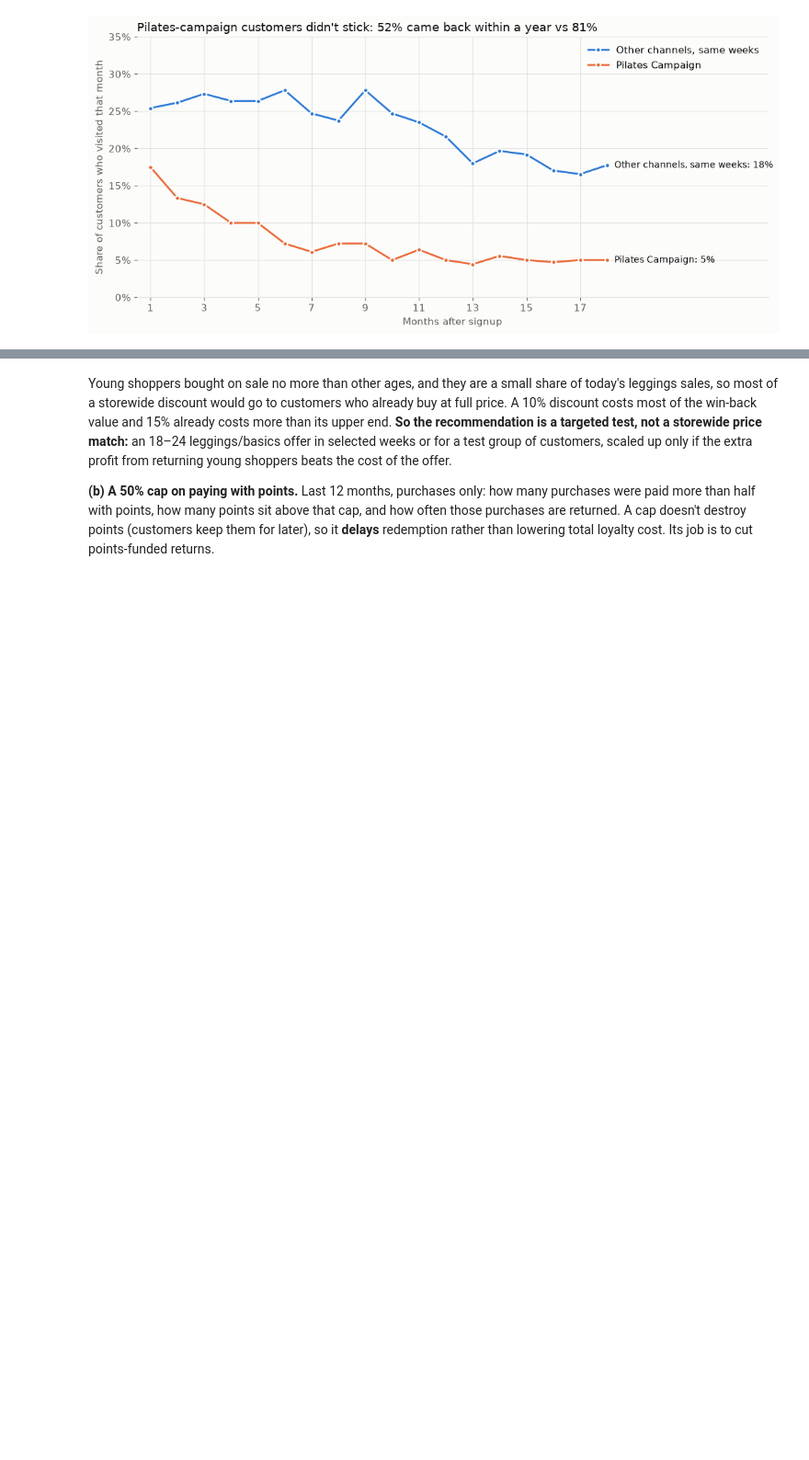
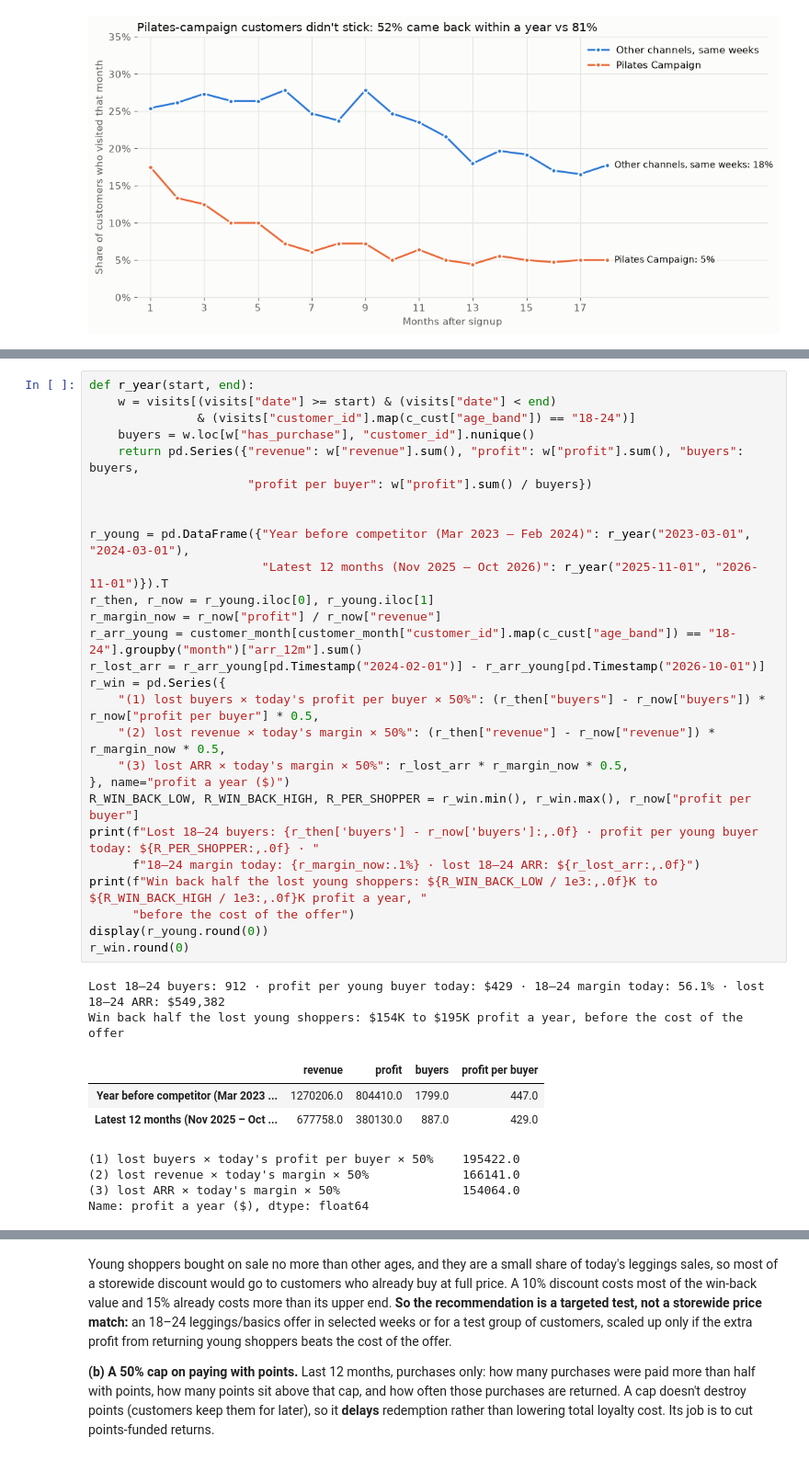
Before and after one commit to rchicoin/DATATHON2026, a Jupyter notebook: summary.ipynb, the cells around one changed output, grey strips where cells are left out. Shown at 92% size. Saved outputs shown, nothing was run; the diff lists cells and outputs as text; blank space fills up the shorter version.

```diff
--- a/summary.ipynb
+++ b/summary.ipynb
@@ -1054,3 +1290,40 @@ most that winning back half the lost young shoppers is worth: 912 lost 18–24 b
+# %%
+def r_year(start, end):
+    w = visits[(visits["date"] >= start) & (visits["date"] < end)
+               & (visits["customer_id"].map(c_cust["age_band"]) == "18-24")]
+    buyers = w.loc[w["has_purchase"], "customer_id"].nunique()
+    return pd.Series({"revenue": w["revenue"].sum(), "profit": w["profit"].sum(), "buyers": buyers,
+                      "profit per buyer": w["profit"].sum() / buyers})
+
+
+r_young = pd.DataFrame({"Year before competitor (Mar 2023 – Feb 2024)": r_year("2023-03-01", "2024-03-01"),
+                        "Latest 12 months (Nov 2025 – Oct 2026)": r_year("2025-11-01", "2026-11-01")}).T
+r_then, r_now = r_young.iloc[0], r_young.iloc[1]
+r_margin_now = r_now["profit"] / r_now["revenue"]
+r_arr_young = customer_month[customer_month["customer_id"].map(c_cust["age_band"]) == "18-24"].groupby("month")["arr_12m"].sum()
+r_lost_arr = r_arr_young[pd.Timestamp("2024-02-01")] - r_arr_young[pd.Timestamp("2026-10-01")]
+r_win = pd.Series({
+    "(1) lost buyers × today's profit per buyer × 50%": (r_then["buyers"] - r_now["buyers"]) * r_now["profit per buyer"] * 0.5,
+    "(2) lost revenue × today's margin × 50%": (r_then["revenue"] - r_now["revenue"]) * r_margin_now * 0.5,
+    "(3) lost ARR × today's margin × 50%": r_lost_arr * r_margin_now * 0.5,
+}, name="profit a year ($)")
+R_WIN_BACK_LOW, R_WIN_BACK_HIGH, R_PER_SHOPPER = r_win.min(), r_win.max(), r_now["profit per buyer"]
+print(f"Lost 18–24 buyers: {r_then['buyers'] - r_now['buyers']:,.0f} · profit per young buyer today: ${R_PER_SHOPPER:,.0f} · "
+      f"18–24 margin today: {r_margin_now:.1%} · lost 18–24 ARR: ${r_lost_arr:,.0f}")
+print(f"Win back half the lost young shoppers: ${R_WIN_BACK_LOW / 1e3:,.0f}K to ${R_WIN_BACK_HIGH / 1e3:,.0f}K profit a year, "
+      "before the cost of the offer")
+display(r_young.round(0))
+r_win.round(0)
+# %% [output]
+Lost 18–24 buyers: 912 · profit per young buyer today: $429 · 18–24 margin today: 56.1% · lost 18–24 ARR: $549,382
+Win back half the lost young shoppers: $154K to $195K profit a year, before the cost of the offer
+|  | revenue | profit | buyers | profit per buyer |
+| Year before competitor (Mar 2023 ... | 1270206.0 | 804410.0 | 1799.0 | 447.0 |
+| Latest 12 months (Nov 2025 – Oct ... | 677758.0 | 380130.0 | 887.0 | 429.0 |
+(1) lost buyers × today's profit per buyer × 50%    195422.0
+(2) lost revenue × today's margin × 50%             166141.0
+(3) lost ARR × today's margin × 50%                 154064.0
+Name: profit a year ($), dtype: float64
 # %%
 r_buys = lines[lines["row_type"] == C.PURCHASE].copy()
 r_buys["on_sale"] = r_buys["unit_price_paid"] < r_buys["price"] - 0.005
```
Also changed, not shown: parts of 16 cells of this notebook, 3 other files.
